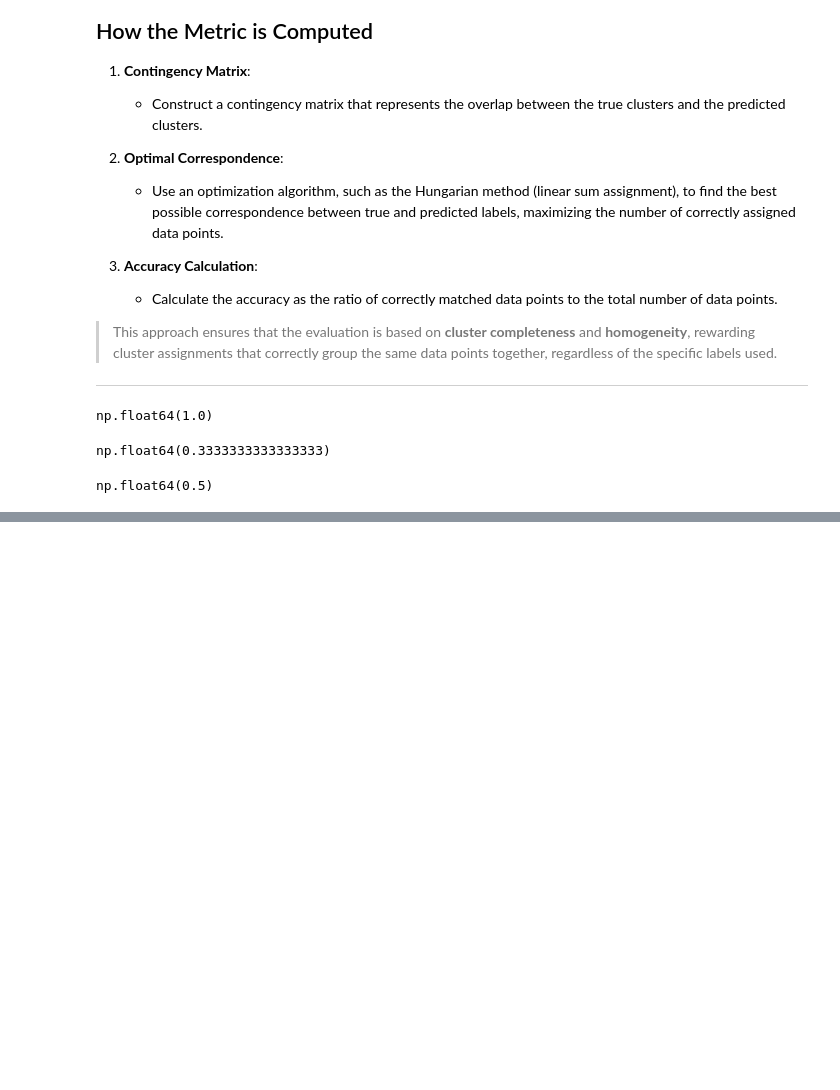
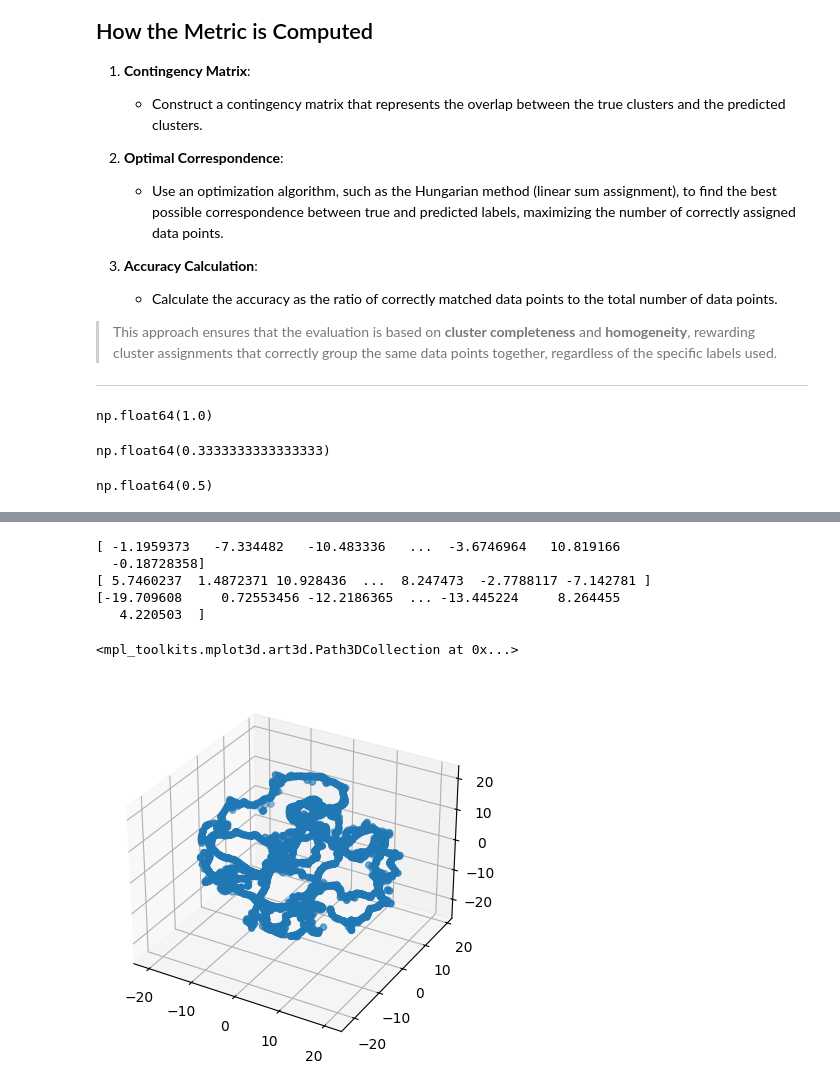
Before and after one commit to amundhby/IntroML-Prosjekt2, a Jupyter notebook: Assignment2/Chapter_2.ipynb, the cells around one changed output, grey strips where cells are left out. Drawn from its saved outputs; the diff is of its cells as text; code cells hidden in the pictures; blank space fills up the shorter version.

Commit message:
Finished task 2 and entire project

```diff
--- a/Assignment2/Chapter_2.ipynb
+++ b/Assignment2/Chapter_2.ipynb
@@ -479,3 +483,15 @@ cluster_labels = np.array([0, 0, 0, 0, 0, 0])
 calculate_clustering_accuracy(true_labels, cluster_labels)
 # %% [output]
 np.float64(0.5)
+# %%
+# Dimention reduction
+
+from sklearn.manifold import TSNE
+
+data_features = data.drop(columns=['ID'])
+formatted_data = data_features.to_numpy()
+print(formatted_data)
+
+tsne = TSNE(n_components = 3, init = 'pca', perplexity = 40)
+S_tsne = tsne.fit_transform(formatted_data)
+print(S_tsne)
@@ -481,0 +513,19 @@ np.float64(0.5)
+# %%
+# PLotting in reduced state space
+
+x, y, z = S_tsne.T
+print(x)
+print(y)
+print(z)
+
+fig1 = plt.figure(1)
+ax1 = fig1.add_subplot(projection='3d')
+ax1.scatter(x, y, z)
+# %% [output]
+[ -1.1959373   -7.334482   -10.483336   ...  -3.6746964   10.819166
+  -0.18728358]
+[ 5.7460237  1.4872371 10.928436  ...  8.247473  -2.7788117 -7.142781 ]
+[-19.709608     0.72553456 -12.2186365  ... -13.445224     8.264455
+   4.220503  ]
+<mpl_toolkits.mplot3d.art3d.Path3DCollection at 0x...>
+[figure, added]
```
Also changed, not shown: parts of 13 cells of this notebook, 1 other file.
